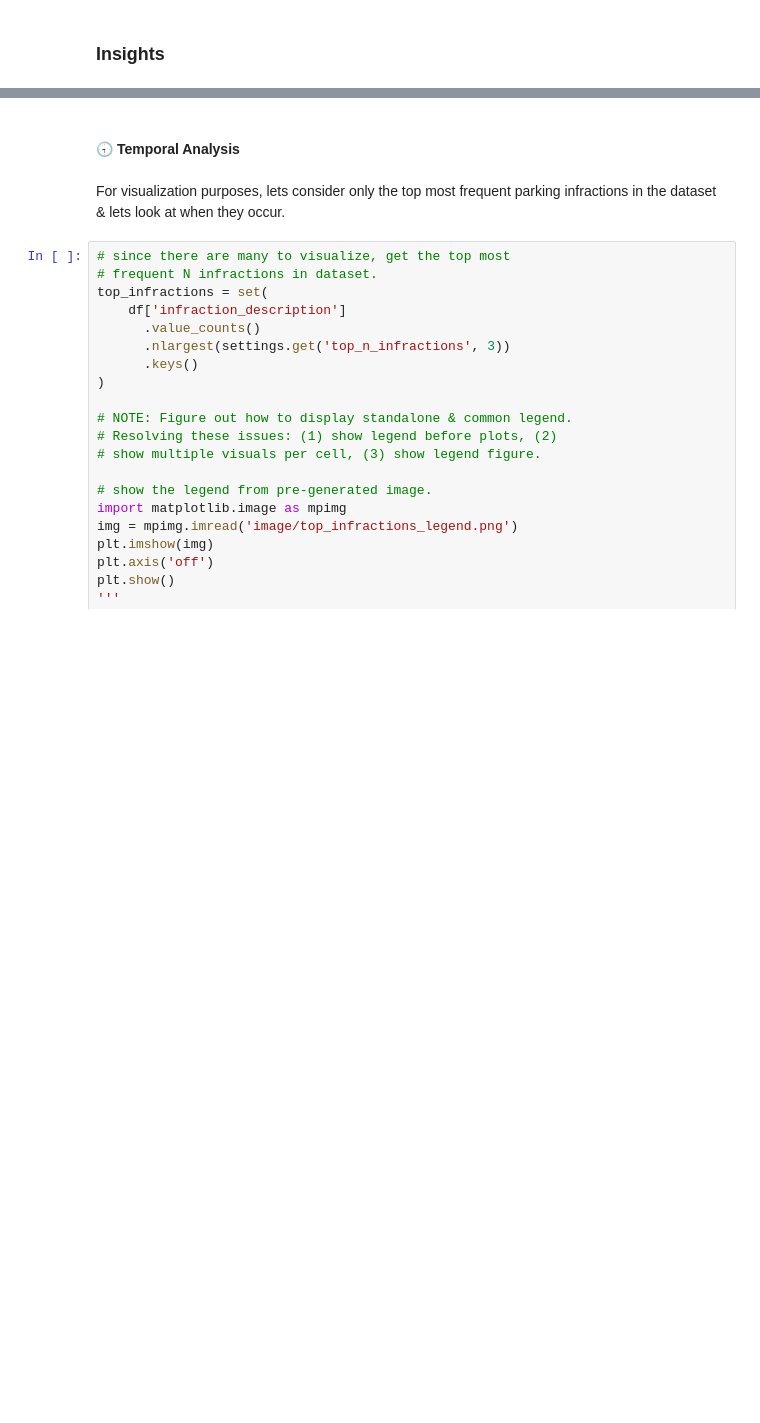
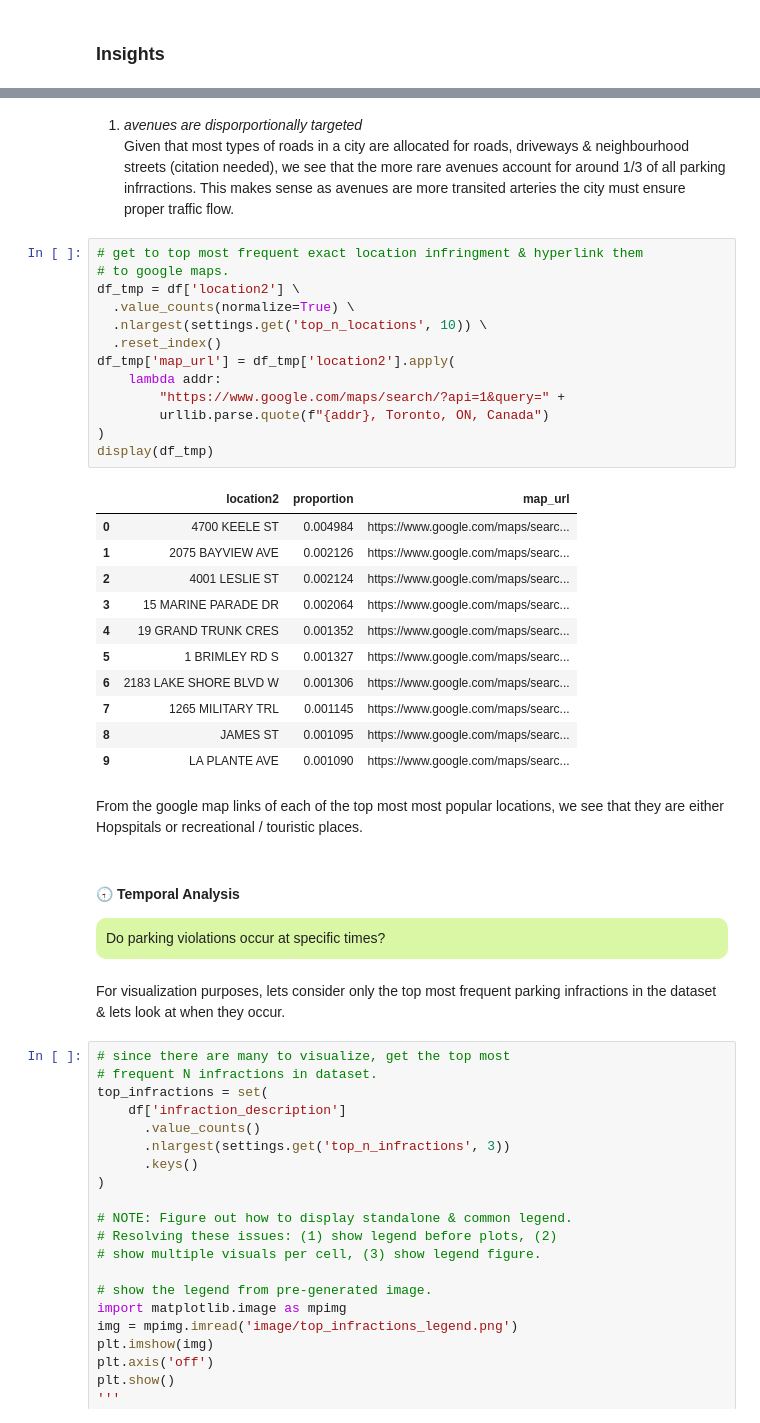
Before and after one commit to eangius/exploratory_data, a Jupyter notebook: parking_tickets/insights.ipynb, the cells around one changed output, grey strips where cells are left out. Drawn from its saved outputs; the diff is of its cells as text; blank space fills up the shorter version.

```diff
--- a/parking_tickets/insights.ipynb
+++ b/parking_tickets/insights.ipynb
@@ -89,5 +136,36 @@ DATA OVERVIEW
+# %% [markdown]
+1. _avenues are disporportionally targeted_ <br>
+Given that most types of roads in a city are allocated for roads, driveways & neighbourhood streets (citation needed), we see that the more rare avenues account for around 1/3 of all parking infrractions. This makes sense as avenues are more transited arteries the city must ensure proper traffic flow.
+# %%
+# get to top most frequent exact location infringment & hyperlink them
+# to google maps.
+df_tmp = df['location2'] \
+  .value_counts(normalize=True) \
+  .nlargest(settings.get('top_n_locations', 10)) \
+  .reset_index()
+df_tmp['map_url'] = df_tmp['location2'].apply(
+    lambda addr:
+        "https://www.google.com/maps/search/?api=1&query=" +
+        urllib.parse.quote(f"{addr}, Toronto, ON, Canada")
+)
+display(df_tmp)
+# %% [output]
+|  | location2 | proportion | map_url |
+| 0 | 4700 KEELE ST | 0.004984 | https://www.google.com/maps/searc... |
+| 1 | 2075 BAYVIEW AVE | 0.002126 | https://www.google.com/maps/searc... |
+| 2 | 4001 LESLIE ST | 0.002124 | https://www.google.com/maps/searc... |
+| 3 | 15 MARINE PARADE DR | 0.002064 | https://www.google.com/maps/searc... |
+| 4 | 19 GRAND TRUNK CRES | 0.001352 | https://www.google.com/maps/searc... |
+| 5 | 1 BRIMLEY RD S | 0.001327 | https://www.google.com/maps/searc... |
+| 6 | 2183 LAKE SHORE BLVD W | 0.001306 | https://www.google.com/maps/searc... |
+| 7 | 1265 MILITARY TRL | 0.001145 | https://www.google.com/maps/searc... |
+| 8 | JAMES ST | 0.001095 | https://www.google.com/maps/searc... |
+| 9 | LA PLANTE AVE | 0.001090 | https://www.google.com/maps/searc... |
+# %% [markdown]
+From the google map links of each of the top most most popular locations, we see that they are either Hopspitals or recreational / touristic places.
 # %% [markdown]
 #### 🕣 Temporal Analysis
+<p style="background: #DAF7A6;padding: 10px;-moz-border-radius: 10px;-webkit-border-radius: 10px;-o-border-radius: 10px;-ms-border-radius: 10px;border-radius: 10px;">Do parking violations occur at specific times?</p>
 # %% [markdown]
 For visualization purposes, lets consider only the top most frequent parking infractions in the dataset & lets look at when they occur.
 # %%
```
Also changed, not shown: parts of 15 cells of this notebook.
